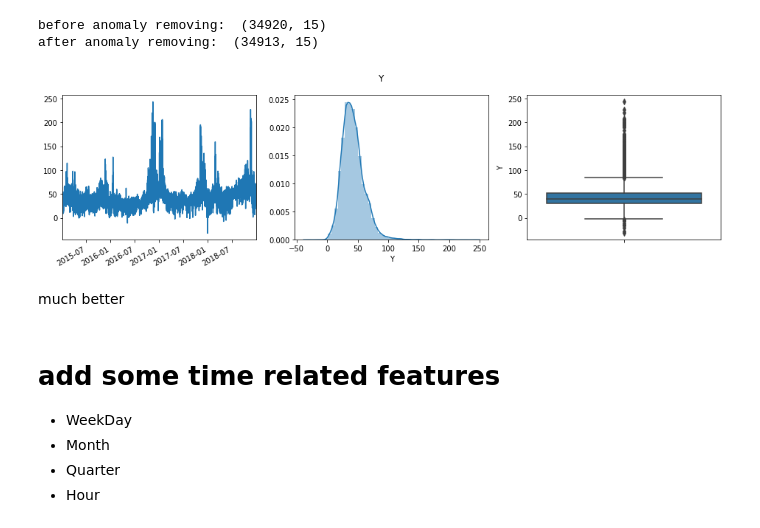
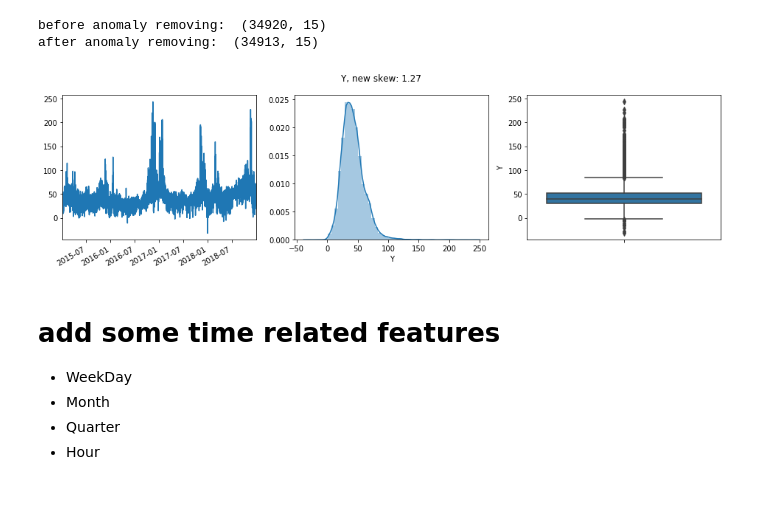
Before and after one commit to aldder/MachineLearning, a Jupyter notebook: DayAhead France Energy Price/2. Simple EDA.ipynb, the cells around one changed output. Saved outputs shown, nothing was run; the diff lists cells and outputs as text; code cells hidden in the pictures; blank space fills up the shorter version.

```diff
--- a/DayAhead France Energy Price/2. Simple EDA.ipynb
+++ b/DayAhead France Energy Price/2. Simple EDA.ipynb
@@ -64,11 +55,3 @@ So what we can remove all rows where 'Y' is nan and interpolate the rest of the
 # %%
 dataset = dataset.loc[np.isfinite(dataset['Y'])]
 dataset = dataset.interpolate(method='linear')
-# %%
-for c in dataset.columns:
-    fig, ax = plt.subplots(1,3,figsize=(16,4))
-    dataset[c].plot(ax=ax[0])
-    sns.distplot(dataset[c], ax=ax[1])
-    sns.boxplot(dataset[c], orient='v', ax=ax[2])
-    plt.suptitle(c)
-    plt.show()
@@ -88,0 +60,11 @@ for c in dataset.columns:
+# %%
+sk_var = []
+fig, ax = plt.subplots(5,3,figsize=(15, 15))
+for i, c in enumerate(dataset.columns):
+    sk = skew(dataset[c])
+    if abs(sk) > 0.5:
+        sk_var.append(c)
+    sns.distplot(dataset[c], color='C3' if abs(sk)>0.5 else 'C0',ax=ax[i//3][i%3])
+    ax[i//3][i%3].set_title(f"{c}, {sk:.2f}")
+plt.tight_layout()
+plt.show()
@@ -88,0 +73,5 @@ for c in dataset.columns:
+# %%
+print(sk_var)
+
+# Ignore target variable
+sk_var.remove('Y')
@@ -88,0 +80,8 @@ for c in dataset.columns:
+# %%
+from scipy.stats import boxcox_normmax
+from scipy.special import boxcox1p
+
+for c in sk_var:
+    print(f"{c}, {skew(dataset[c]):.2f} -> ", end='')
+    dataset[c] = boxcox1p(dataset[c], boxcox_normmax(dataset[c]+1))
+    print(f"{skew(dataset[c]):.2f}")
@@ -100,14 +110,12 @@ after anomaly removing:  (34913, 15)
 # %%
 fig, ax = plt.subplots(1,3,figsize=(16,4))
 dataset['Y'].plot(ax=ax[0])
 sns.distplot(dataset['Y'], ax=ax[1])
 sns.boxplot(dataset['Y'], orient='v', ax=ax[2])
-plt.suptitle('Y')
+plt.suptitle(f"Y, new skew: {skew(dataset['Y']):.2f}")
 plt.show()
 # %% [output]
-[figure, old version]
+[figure, new version]
-# %% [markdown]
-much better
 # %% [markdown]
 # add some time related features
  - WeekDay
```
Also changed, not shown: parts of 10 cells of this notebook, 3 other files.
